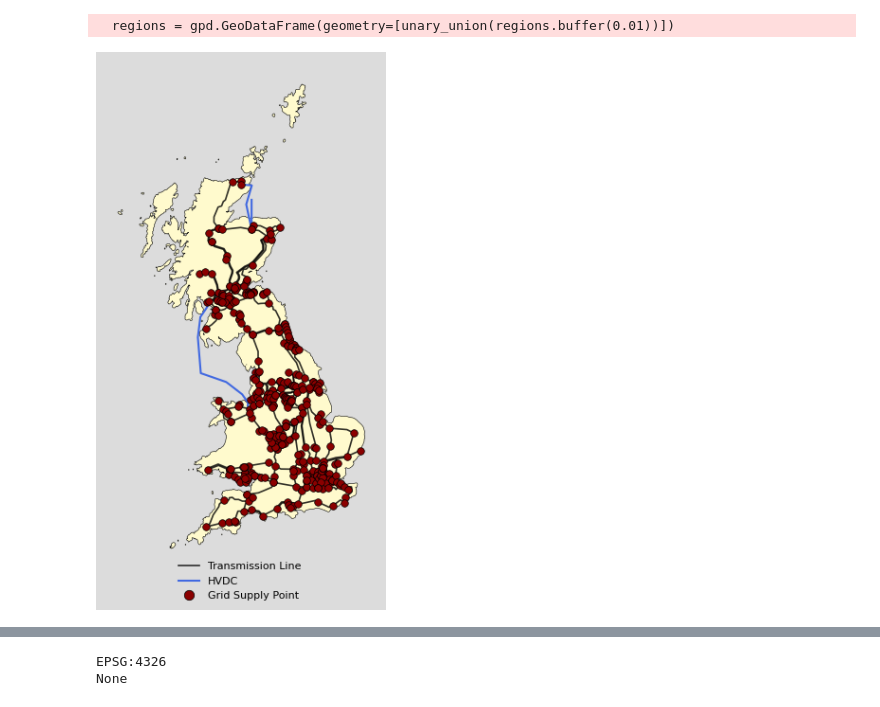
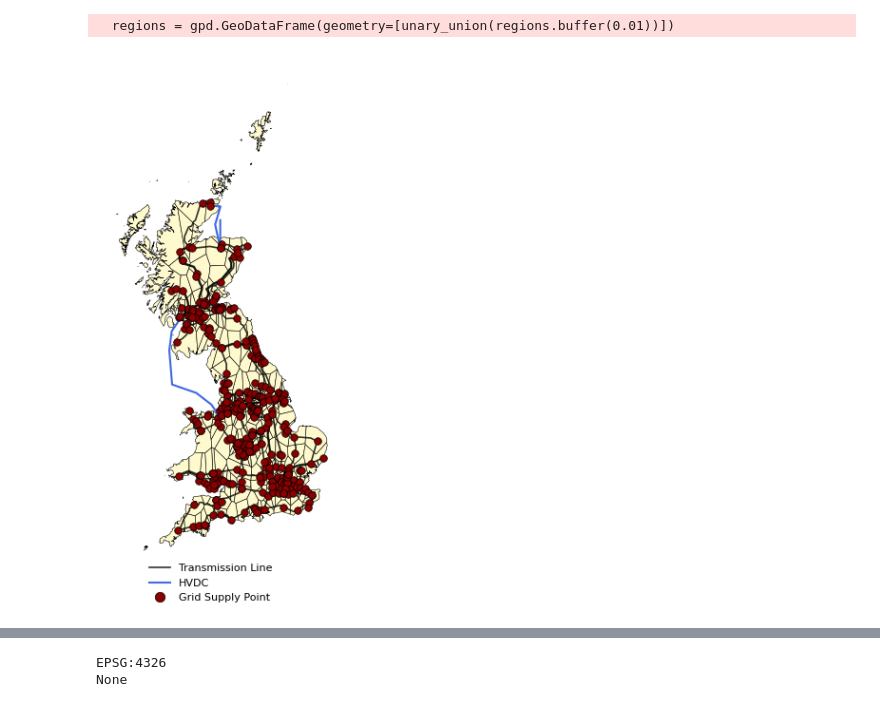
Before and after one commit to LukasFrankenQ/LMP, a Jupyter notebook: notebooks/plot_network.ipynb, the cells around one changed output, grey strips where cells are left out. Cells and saved outputs as stored; diff of their text form; code cells hidden in the pictures.

```diff
--- a/notebooks/plot_network.ipynb
+++ b/notebooks/plot_network.ipynb
@@ -38,7 +38,7 @@ from matplotlib.lines import Line2D
 from matplotlib.patches import Patch, Circle
 
 size = (7, 7)
-background_color = 'gainsboro'
+background_color = 'w'
 
 fig, ax = plt.subplots(1, 1, figsize=size)
 fig.patch.set_facecolor(background_color)
@@ -46,7 +46,7 @@ ax.set_facecolor(background_color)
 
 handles, labels = [], []
 
-regions.plot(ax=ax, edgecolor='black', facecolor='lemonchiffon', alpha=1, zorder=0, linewidth=0.4)
+regions.simplify(tolerance=0.01).plot(ax=ax, edgecolor='black', facecolor='lemonchiffon', alpha=1, zorder=0, linewidth=0.4)
 
 line_kwargs = dict(linewidth=1.2, alpha=0.8, zorder=1, color='black')
 lines.plot(ax=ax, **line_kwargs)
@@ -74,31 +74,32 @@ handles.append(
         markeredgewidth=0.5,
         markeredgecolor='black',
         )
     )
 labels.append("Grid Supply Point")
 
 ax.legend(
     handles,
     labels,
     # loc='lower center',
     fontsize=8,
     borderpad=0,
     labelspacing=0.5,
     frameon=False,
     ncol=1,
     bbox_to_anchor=(0.74, 0.03),
     )
 
 ax.spines['top'].set_visible(False)
 ax.spines['bottom'].set_visible(False)
 ax.spines['right'].set_visible(False)
 ax.spines['left'].set_visible(False)
 
 ax.set_xticks([])
 ax.set_yticks([])
 
 plt.savefig('network_layout.png', dpi=300)
+plt.savefig('network_layout.svg')
 
 plt.show()
 # %% [output]
-[figure, old version]
+[figure, new version]
```
Also changed, not shown: parts of 7 cells of this notebook, 2 other files.
